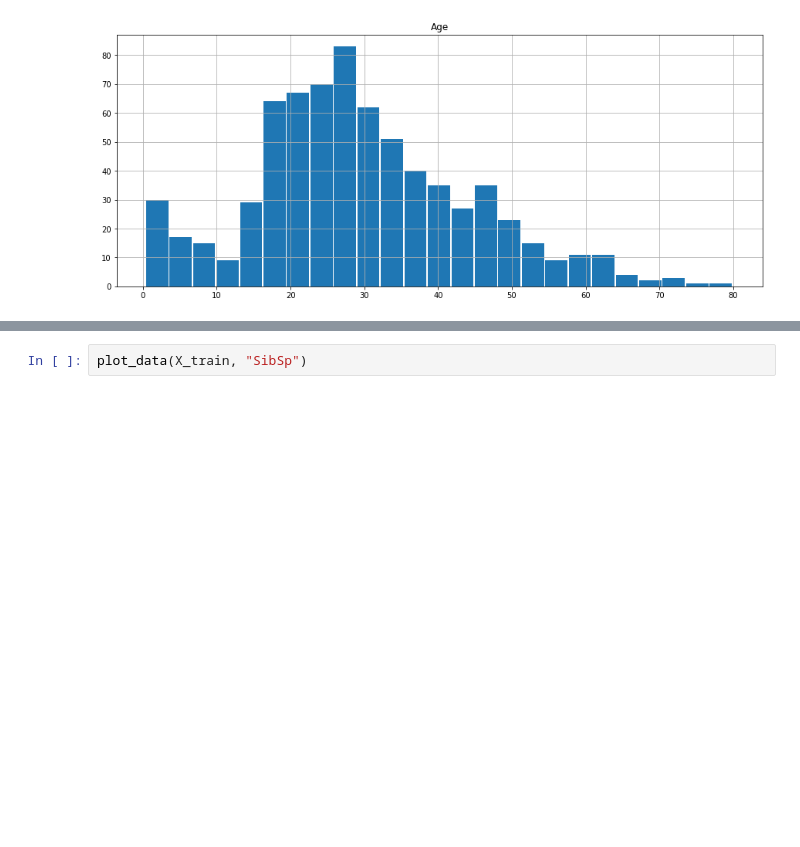
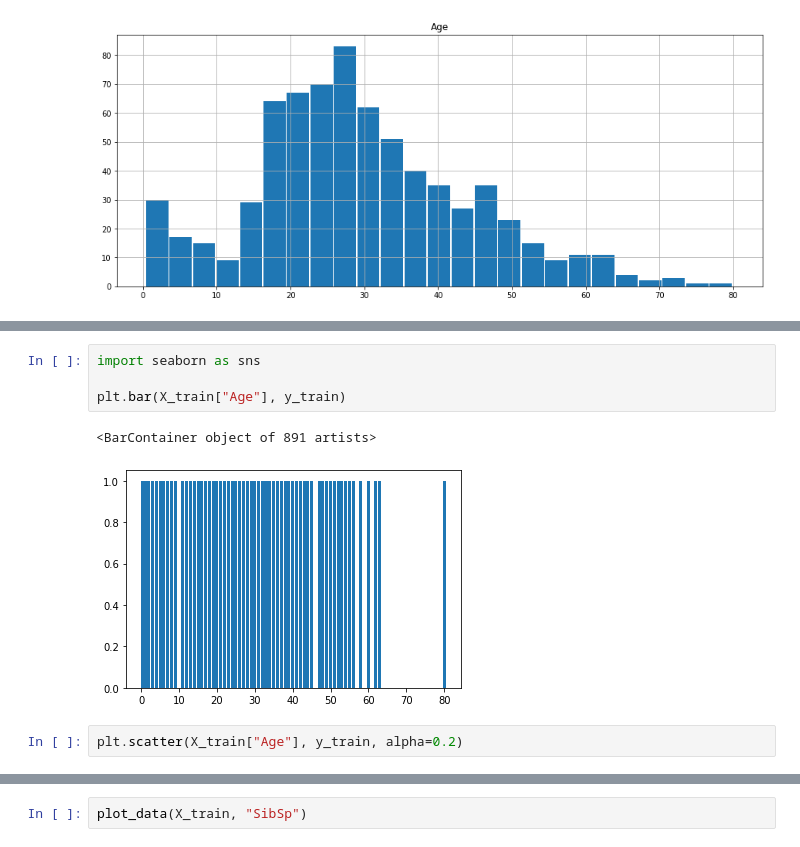
Before and after one commit to macwong/MachineLearning, a Jupyter notebook: Hands-On Machine Learning/Chapter 03 - Titanic.ipynb, the cells around one changed output, grey strips where cells are left out. Drawn from its saved outputs; the diff is of its cells as text; blank space fills up the shorter version.

```diff
--- a/Hands-On Machine Learning/Chapter 03 - Titanic.ipynb
+++ b/Hands-On Machine Learning/Chapter 03 - Titanic.ipynb
@@ -121,0 +188,9 @@ array([[<matplotlib.axes._subplots.AxesSubplot object at 0x...>]],
+# %%
+import seaborn as sns
+
+plt.bar(X_train["Age"], y_train)
+# %% [output]
+<BarContainer object of 891 artists>
+[figure, added]
+# %%
+plt.scatter(X_train["Age"], y_train, alpha=0.2)
```
Also changed, not shown: parts of 25 cells of this notebook.
